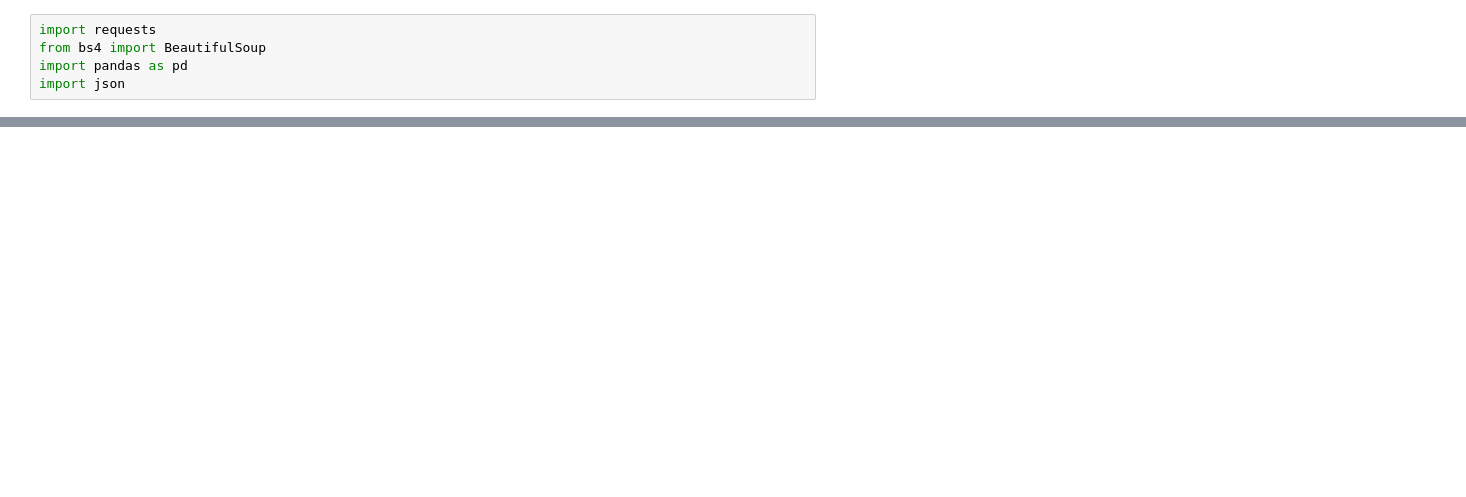
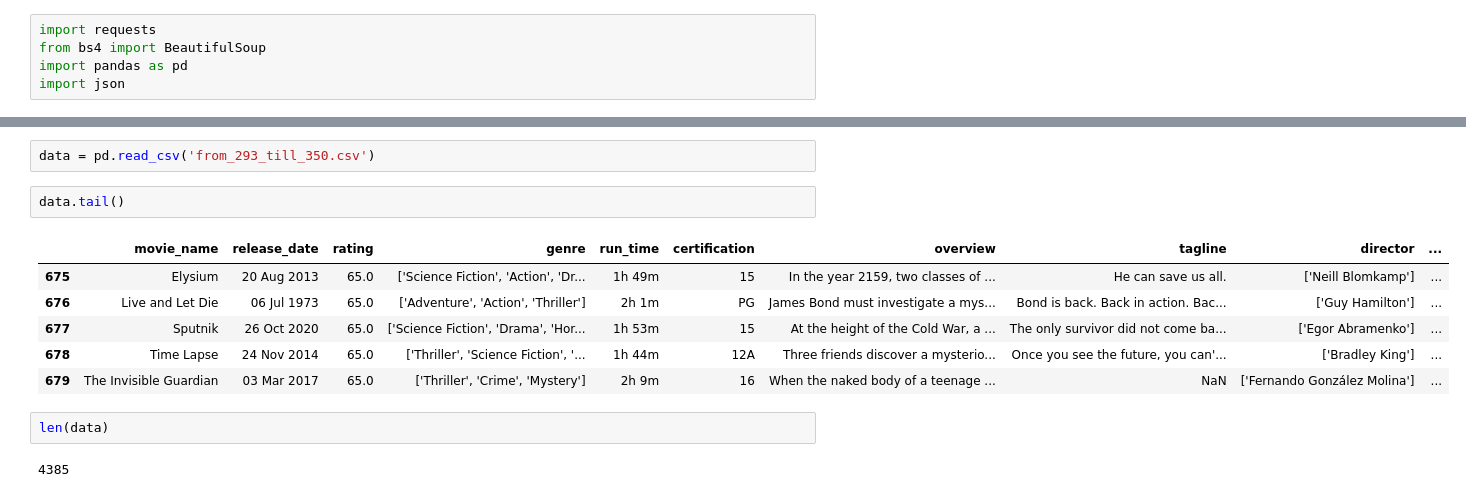
Before and after one commit to Mehrnaz4Hosseini/DataScience, a Jupyter notebook: Project/Phase1/Scrape.ipynb, the cells around one changed output, grey strips where cells are left out. Saved outputs shown, nothing was run; the diff lists cells and outputs as text; blank space fills up the shorter version.

```diff
--- a/Project/Phase1/Scrape.ipynb
+++ b/Project/Phase1/Scrape.ipynb
@@ -332,0 +292,15 @@ df['reviews'][1630]
+# %%
+data = pd.read_csv('from_293_till_350.csv')
+# %%
+data.tail()
+# %% [output]
+|  | movie_name | release_date | rating | genre | run_time | certification | overview | tagline | director | ... |
+| 675 | Elysium | 20 Aug 2013 | 65.0 | ['Science Fiction', 'Action', 'Dr... | 1h 49m | 15 | In the year 2159, two classes of ... | He can save us all. | ['Neill Blomkamp'] | ... |
+| 676 | Live and Let Die | 06 Jul 1973 | 65.0 | ['Adventure', 'Action', 'Thriller'] | 2h 1m | PG | James Bond must investigate a mys... | Bond is back. Back in action. Bac... | ['Guy Hamilton'] | ... |
+| 677 | Sputnik | 26 Oct 2020 | 65.0 | ['Science Fiction', 'Drama', 'Hor... | 1h 53m | 15 | At the height of the Cold War, a ... | The only survivor did not come ba... | ['Egor Abramenko'] | ... |
+| 678 | Time Lapse | 24 Nov 2014 | 65.0 | ['Thriller', 'Science Fiction', '... | 1h 44m | 12A | Three friends discover a mysterio... | Once you see the future, you can'... | ['Bradley King'] | ... |
+| 679 | The Invisible Guardian | 03 Mar 2017 | 65.0 | ['Thriller', 'Crime', 'Mystery'] | 2h 9m | 16 | When the naked body of a teenage ... | NaN | ['Fernando González Molina'] | ... |
+# %%
+len(data)
+# %% [output]
+4385
```
Also changed, not shown: parts of 5 cells of this notebook, 1 other file.
